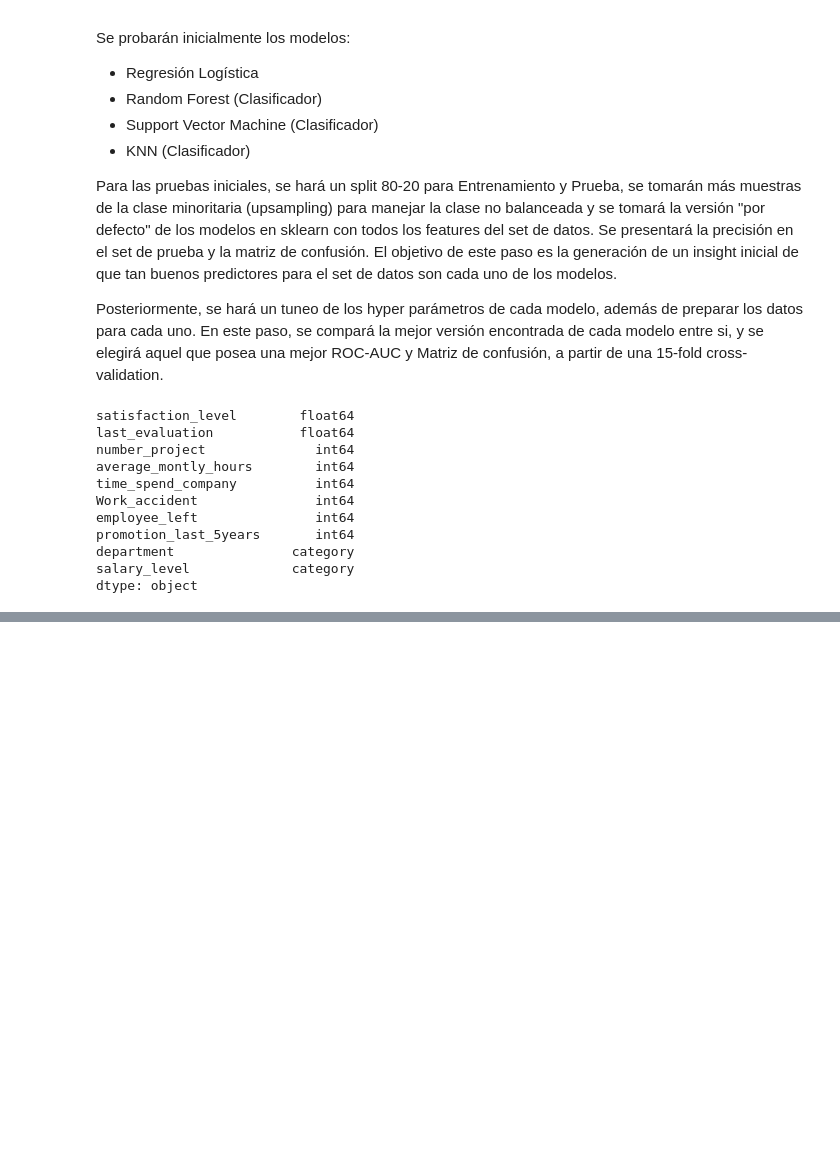
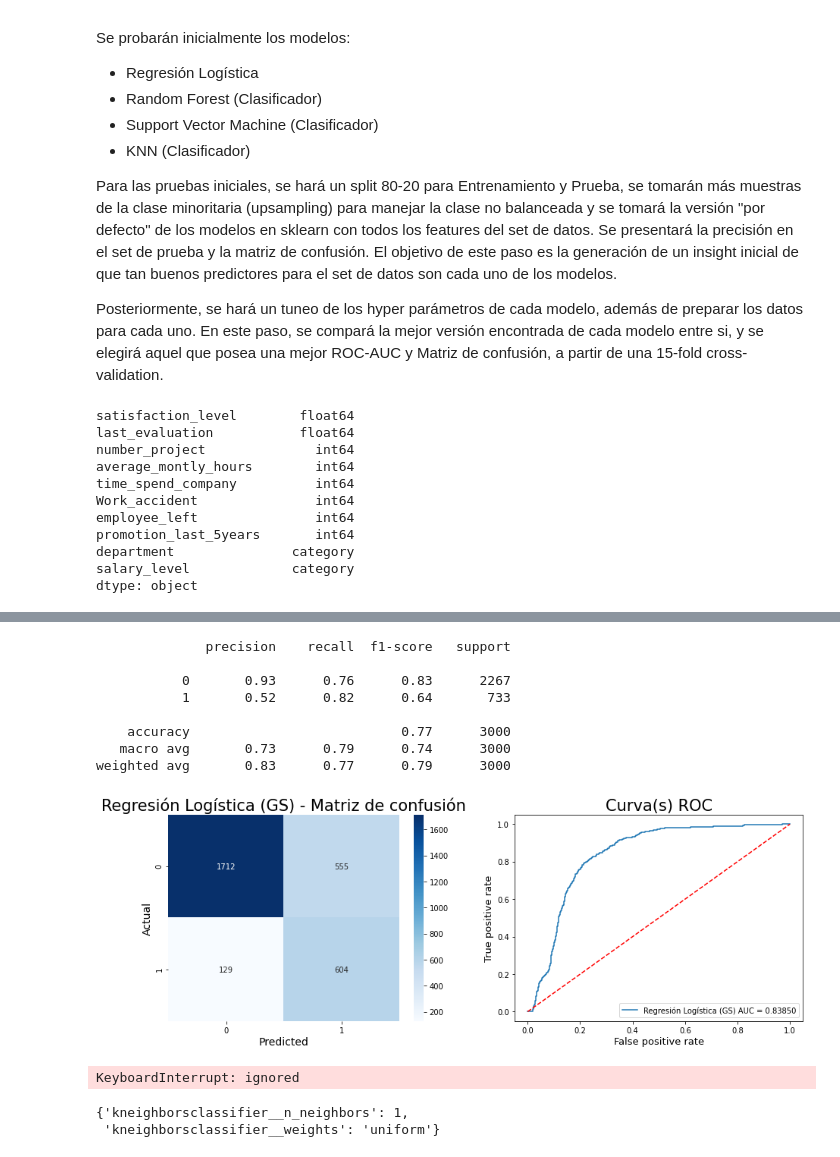
Before and after one commit to JECaballeroR/EmployeeTurnover, a Jupyter notebook: Clonk_Prueba_selección.ipynb, the cells around one changed output, grey strips where cells are left out. Drawn from its saved outputs; the diff is of its cells as text; code cells hidden in the pictures; blank space fills up the shorter version.

```diff
--- a/Clonk_Prueba_selección.ipynb
+++ b/Clonk_Prueba_selección.ipynb
@@ -355,0 +511,7 @@ Random Forest  - Matriz de confusión:
+# %%
+lr_param_grid = {"logisticregression__penalty": ["l1", "l2"],
+                   "logisticregression__C":  np.arange(0.5, 20.1, 0.5),
+                   "logisticregression__fit_intercept": [True, False]
+                  }
+lr_gs=pipeline_classifier(X_train,y_train,
+                         LogisticRegression(class_weight="balanced"), lr_param_grid )
@@ -355,0 +536,21 @@ Random Forest  - Matriz de confusión:
+# %%
+plot_roc_conf_matrix(y_test, lr_gs.predict(X_test),X_test, lr_gs, "Regresión Logística (GS)")
+# %% [output]
+              precision    recall  f1-score   support
+
+           0       0.93      0.76      0.83      2267
+           1       0.52      0.82      0.64       733
+
+    accuracy                           0.77      3000
+   macro avg       0.73      0.79      0.74      3000
+weighted avg       0.83      0.77      0.79      3000
+[figure, added]
+# %%
+svm_param_grid = {"svc__degree": [5,10],
+                  "svc__coef0": [5,10],
+                  "svc__kernel": ["poly",'rbf']
+                   }
+svm_gs=pipeline_classifier(X_train,y_train,
+                         SVC(probability=True), svm_param_grid )
+# %% [output]
+KeyboardInterrupt: ignored
@@ -355,0 +564,5 @@ Random Forest  - Matriz de confusión:
+# %%
+knn_gs.best_params_
+# %% [output]
+{'kneighborsclassifier__n_neighbors': 1,
+ 'kneighborsclassifier__weights': 'uniform'}
```
Also changed, not shown: parts of 19 cells of this notebook.
